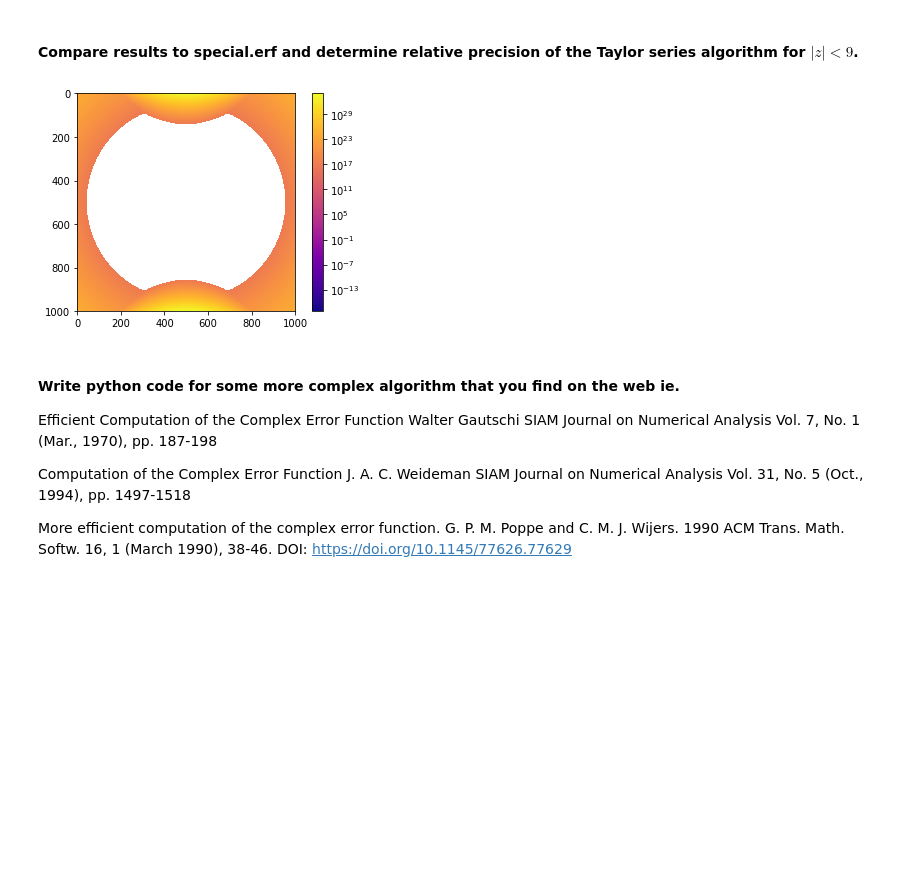
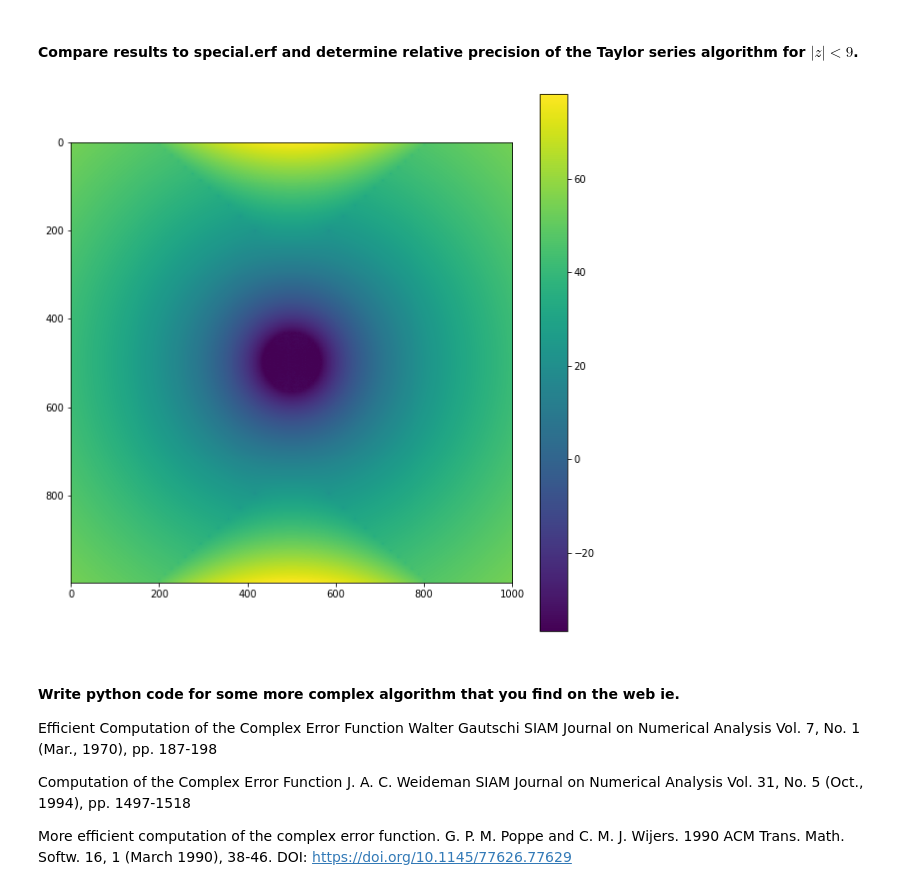
Before and after one commit to AlexanderHickey/PHYS581, a Jupyter notebook: Assignment 1/Assignment #1.ipynb, the cells around one changed output. Drawn from its saved outputs; the diff is of its cells as text; code cells hidden in the pictures; blank space fills up the shorter version.

```diff
--- a/Assignment 1/Assignment #1.ipynb
+++ b/Assignment 1/Assignment #1.ipynb
@@ -24,11 +24,13 @@ The special.erf method is vectorized so that we can obtain multiple values for i
 #### Write a vectorized function using the Taylor series algorithm.
 # %%
 def erf_taylor(z, nterms=19):
+    '''
 
+    '''
     #Cast to numpy array
     z = np.array(z)
 
-    terms = np.zeros((nterms,)+z.shape, dtype=np.complex)
+    terms = np.zeros((nterms,)+z.shape, dtype=np.complex128)
     terms[0] = z
     z2 = -z*z  # move math outside loop
     for n in range(1,nterms):
@@ -38,18 +40,22 @@ def erf_taylor(z, nterms=19):
 # %% [markdown]
 #### Compare results to special.erf and determine relative precision of the Taylor series algorithm for $|z| < 9$.
 # %%
-x = np.linspace(-9, +9, 1001)
-y = np.linspace(-9, +9, 999)
-xx, yy = np.meshgrid(x, y)
-gridxy = 1*xx + 1j*yy
+plt.figure(figsize = (10,10))
+
+x,y = np.linspace(-9, +9, 1001),np.linspace(-9, +9, 999)
+xx, yy = np.meshgrid(x, 1.0j*y)
+gridxy = xx + yy
 z1 = special.erf(gridxy)
-z2 = erf_taylor(gridxy,nterms=20)
+z2 = erf_taylor(gridxy,nterms=19)
+array = np.abs(z1-z2)
+masked_array = array + (array<=1e-16)*1e-16
+masked_array = np.log(masked_array)
 
-plt.imshow(np.abs(z2-z1),norm=colors.LogNorm(),cmap='plasma')
+plt.imshow(masked_array)#,norm=colors.LogNorm(),cmap=cmap)
 plt.colorbar()
 plt.show()
 # %% [output]
-[figure, old version]
+[figure, new version]
 # %% [markdown]
 #### Write python code for some more complex algorithm that you find on the web ie.
 
```
